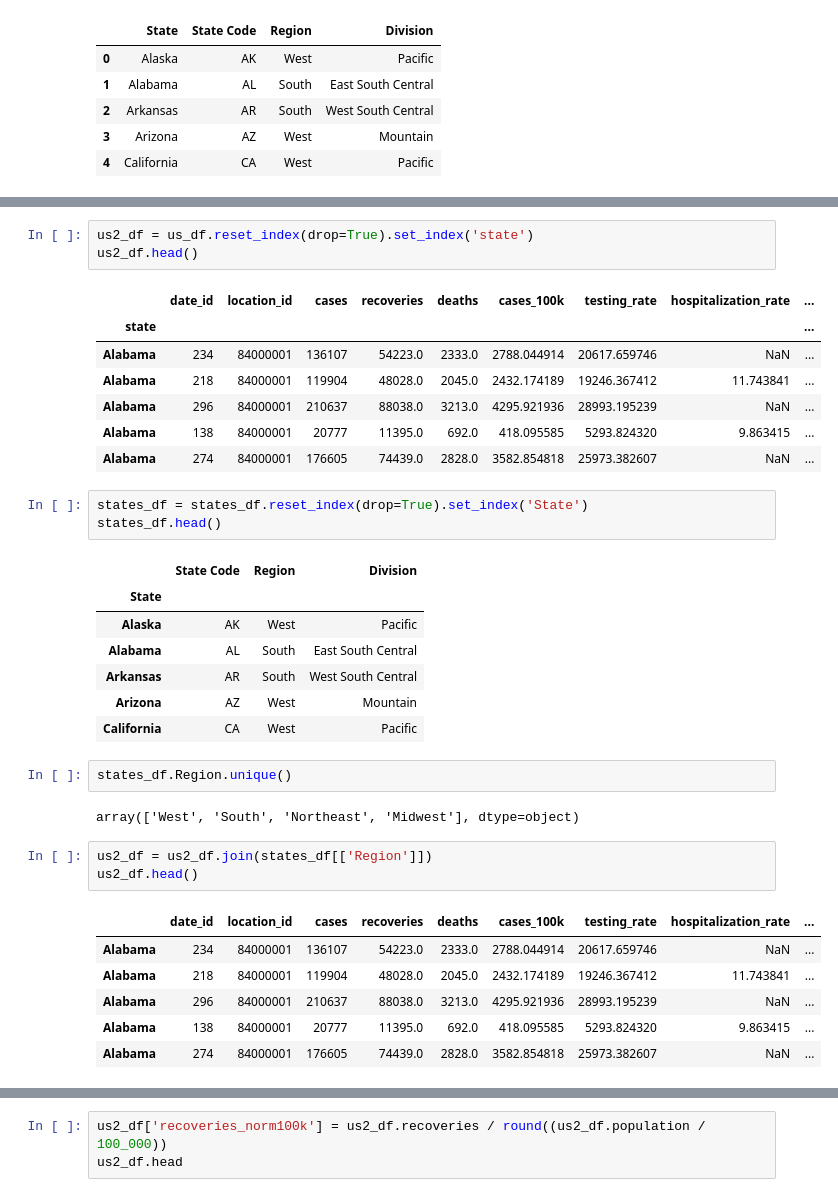
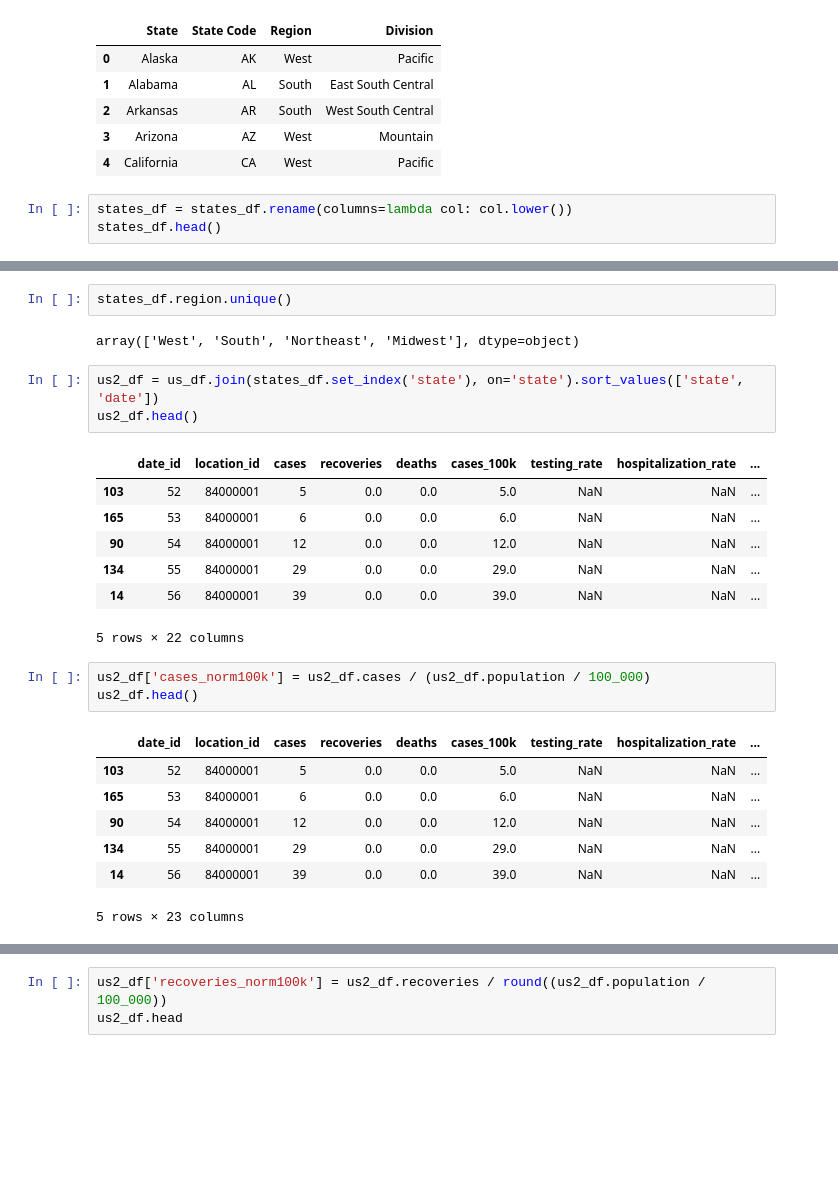
Before and after one commit to amcquistan/covid-trend-miner, a Jupyter notebook: predictive-models/lin-reg/covid-lin-reg.ipynb, the cells around one changed output, grey strips where cells are left out. Cells and saved outputs as stored; diff of their text form; blank space fills up the shorter version.

```diff
--- a/predictive-models/lin-reg/covid-lin-reg.ipynb
+++ b/predictive-models/lin-reg/covid-lin-reg.ipynb
@@ -68,3 +68,6 @@ states_df.head()
 | 2 | Arkansas | AR | South | West South Central |
 | 3 | Arizona | AZ | West | Mountain |
 | 4 | California | CA | West | Pacific |
+# %%
+states_df = states_df.rename(columns=lambda col: col.lower())
+states_df.head()
@@ -71,36 +81,26 @@ states_df.head()
+# %%
+states_df.region.unique()
+# %% [output]
+array(['West', 'South', 'Northeast', 'Midwest'], dtype=object)
 # %%
-us2_df = us_df.reset_index(drop=True).set_index('state')
+us2_df = us_df.join(states_df.set_index('state'), on='state').sort_values(['state', 'date'])
 us2_df.head()
 # %% [output]
 |  | date_id | location_id | cases | recoveries | deaths | cases_100k | testing_rate | hospitalization_rate | ... |
-| state |  |  |  |  |  |  |  |  | ... |
-| Alabama | 234 | 84000001 | 136107 | 54223.0 | 2333.0 | 2788.044914 | 20617.659746 | NaN | ... |
-| Alabama | 218 | 84000001 | 119904 | 48028.0 | 2045.0 | 2432.174189 | 19246.367412 | 11.743841 | ... |
-| Alabama | 296 | 84000001 | 210637 | 88038.0 | 3213.0 | 4295.921936 | 28993.195239 | NaN | ... |
-| Alabama | 138 | 84000001 | 20777 | 11395.0 | 692.0 | 418.095585 | 5293.824320 | 9.863415 | ... |
-| Alabama | 274 | 84000001 | 176605 | 74439.0 | 2828.0 | 3582.854818 | 25973.382607 | NaN | ... |
+| 103 | 52 | 84000001 | 5 | 0.0 | 0.0 | 5.0 | NaN | NaN | ... |
+| 165 | 53 | 84000001 | 6 | 0.0 | 0.0 | 6.0 | NaN | NaN | ... |
+| 90 | 54 | 84000001 | 12 | 0.0 | 0.0 | 12.0 | NaN | NaN | ... |
+| 134 | 55 | 84000001 | 29 | 0.0 | 0.0 | 29.0 | NaN | NaN | ... |
+| 14 | 56 | 84000001 | 39 | 0.0 | 0.0 | 39.0 | NaN | NaN | ... |
+5 rows × 22 columns
-# %%
-states_df = states_df.reset_index(drop=True).set_index('State')
-states_df.head()
-# %% [output]
-|  | State Code | Region | Division |
-| State |  |  |  |
-| Alaska | AK | West | Pacific |
-| Alabama | AL | South | East South Central |
-| Arkansas | AR | South | West South Central |
-| Arizona | AZ | West | Mountain |
-| California | CA | West | Pacific |
-# %%
-states_df.Region.unique()
-# %% [output]
-array(['West', 'South', 'Northeast', 'Midwest'], dtype=object)
 # %%
-us2_df = us2_df.join(states_df[['Region']])
+us2_df['cases_norm100k'] = us2_df.cases / (us2_df.population / 100_000)
 us2_df.head()
 # %% [output]
 |  | date_id | location_id | cases | recoveries | deaths | cases_100k | testing_rate | hospitalization_rate | ... |
-| Alabama | 234 | 84000001 | 136107 | 54223.0 | 2333.0 | 2788.044914 | 20617.659746 | NaN | ... |
-| Alabama | 218 | 84000001 | 119904 | 48028.0 | 2045.0 | 2432.174189 | 19246.367412 | 11.743841 | ... |
-| Alabama | 296 | 84000001 | 210637 | 88038.0 | 3213.0 | 4295.921936 | 28993.195239 | NaN | ... |
-| Alabama | 138 | 84000001 | 20777 | 11395.0 | 692.0 | 418.095585 | 5293.824320 | 9.863415 | ... |
-| Alabama | 274 | 84000001 | 176605 | 74439.0 | 2828.0 | 3582.854818 | 25973.382607 | NaN | ... |
+| 103 | 52 | 84000001 | 5 | 0.0 | 0.0 | 5.0 | NaN | NaN | ... |
+| 165 | 53 | 84000001 | 6 | 0.0 | 0.0 | 6.0 | NaN | NaN | ... |
+| 90 | 54 | 84000001 | 12 | 0.0 | 0.0 | 12.0 | NaN | NaN | ... |
+| 134 | 55 | 84000001 | 29 | 0.0 | 0.0 | 29.0 | NaN | NaN | ... |
+| 14 | 56 | 84000001 | 39 | 0.0 | 0.0 | 39.0 | NaN | NaN | ... |
+5 rows × 23 columns
```
Also changed, not shown: parts of 6 cells of this notebook.
